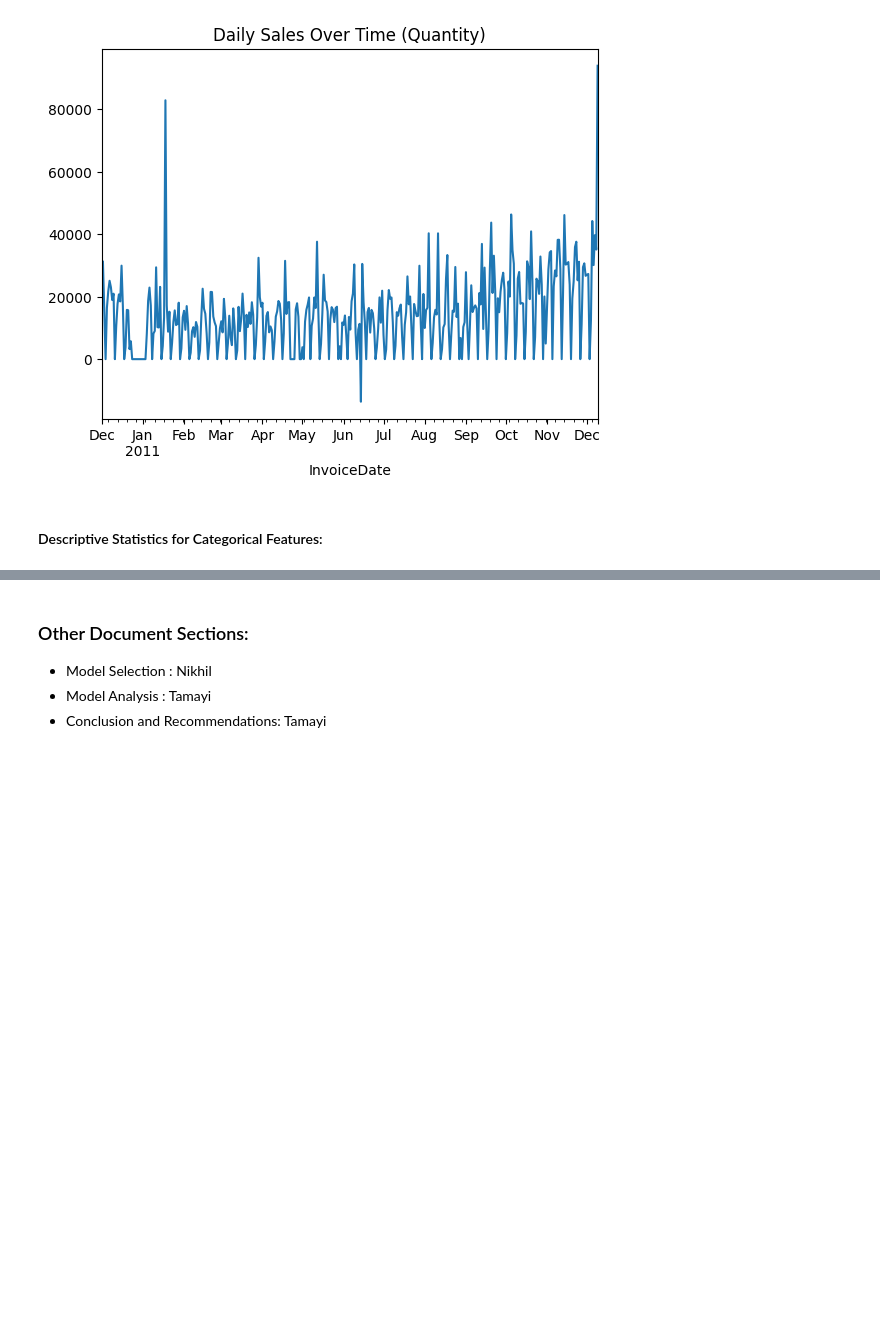
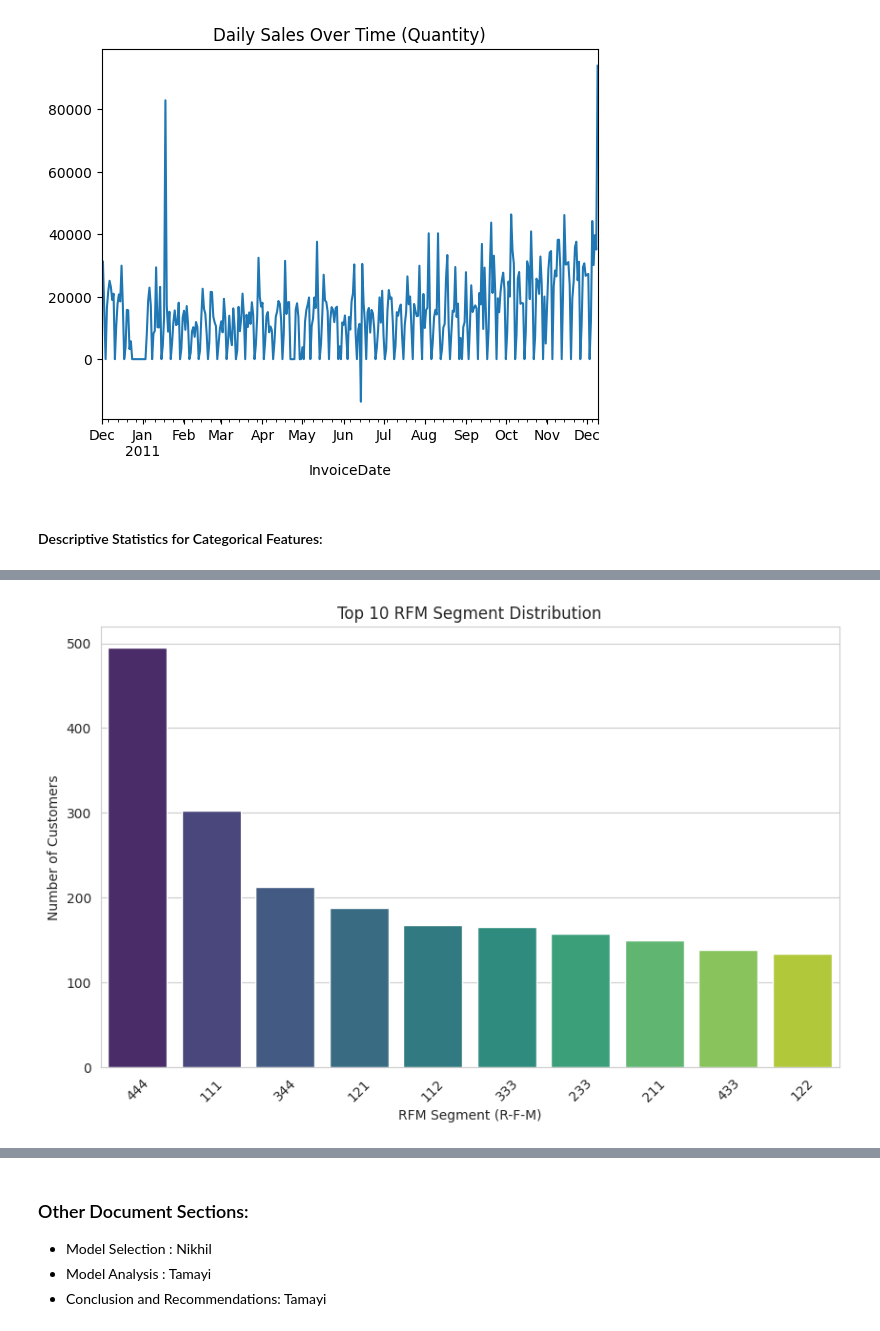
Before and after one commit to nbembi/AA_500_USD_Group9_CustomerSegmentation, a Jupyter notebook: Team_9_Notebook.ipynb, the cells around one changed output, grey strips where cells are left out. Drawn from its saved outputs; the diff is of its cells as text; code cells hidden in the pictures; blank space fills up the shorter version.

```diff
--- a/Team_9_Notebook.ipynb
+++ b/Team_9_Notebook.ipynb
@@ -363,0 +507,13 @@ Cancellations: 0
+# %%
+plt.figure()
+# Count top 10 RFM segments for clarity
+top_segments = rfm['RFM_Segment'].value_counts().head(10)
+sns.barplot(x=top_segments.index, hue=top_segments.index, y=top_segments.values, legend=False, palette='viridis')
+plt.title('Top 10 RFM Segment Distribution')
+plt.xlabel('RFM Segment (R-F-M)')
+plt.ylabel('Number of Customers')
+plt.xticks(rotation=45)
+plt.show()
+plt.close()
+# %% [output]
+[figure, added]
```
Also changed, not shown: parts of 34 cells of this notebook.
